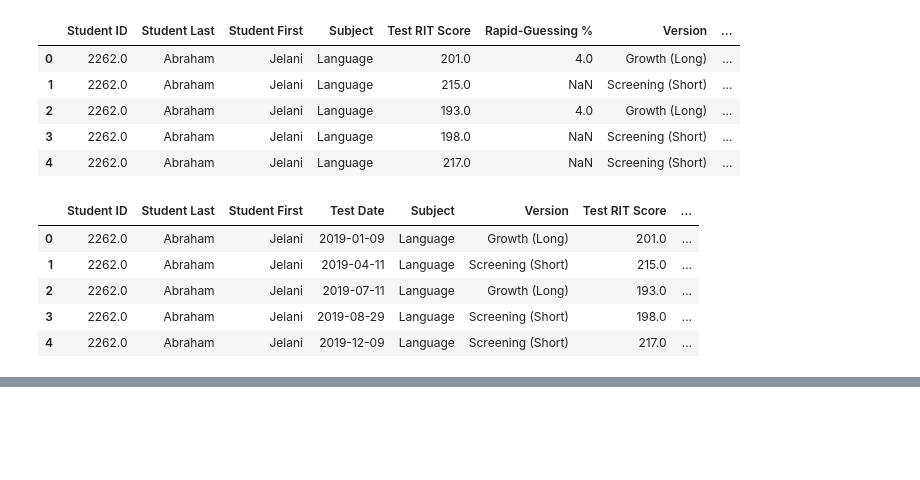
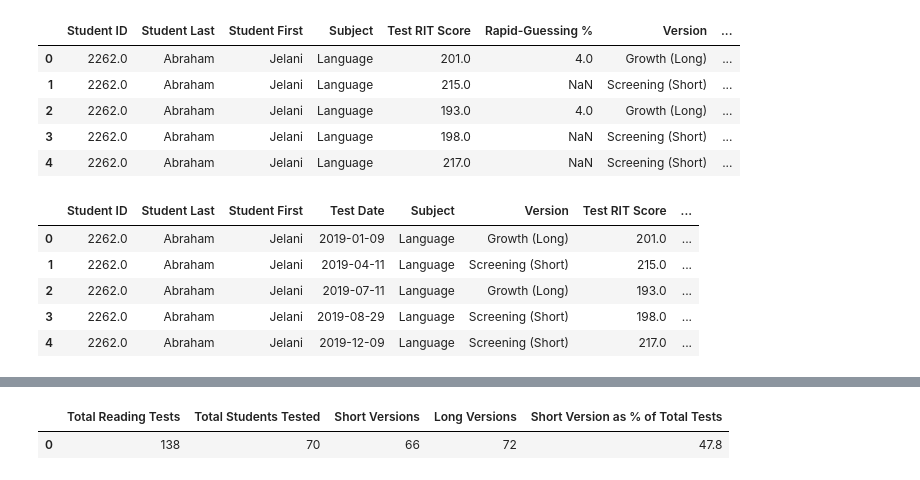
Before and after one commit to 314cascio/Student-Test-Data-Analysis, a Jupyter notebook: TestData.ipynb, the cells around one changed output, grey strips where cells are left out. Saved outputs shown, nothing was run; the diff lists cells and outputs as text; code cells hidden in the pictures; blank space fills up the shorter version.

```diff
--- a/TestData.ipynb
+++ b/TestData.ipynb
@@ -97,0 +168,28 @@ organized_df.head()
+# %%
+# Reading Tests Given Analysis
+Total_Reading_Tests = len(Reading_df["Student ID"])
+Total_Reading_Tests
+
+Total_RStudents_Tested = len(Reading_df["Student ID"].unique())
+Total_RStudents_Tested
+
+Short_RVersions = Reading_df[Reading_df["Version"].str.contains("Screening")]
+Short_RVersions_Count = len(Short_RVersions)
+Short_RVersions_Count
+
+Long_RVersions = Reading_df[Reading_df["Version"].str.contains("Growth")]
+Long_RVersions_Count = len(Long_RVersions)
+Long_RVersions_Count
+
+
+Reading_summary_table = pd.DataFrame({
+    "Total Reading Tests": [Total_Reading_Tests],
+    "Total Students Tested": [Total_RStudents_Tested],
+    "Short Versions": [Short_RVersions_Count],
+    "Long Versions": [Long_RVersions_Count],
+    "Short Version as % of Total Tests": [round(((Short_RVersions_Count/Total_Reading_Tests) * 100), 1)]
+})
+Reading_summary_table
+# %% [output]
+|  | Total Reading Tests | Total Students Tested | Short Versions | Long Versions | Short Version as % of Total Tests |
+| 0 | 138 | 70 | 66 | 72 | 47.8 |
```
Also changed, not shown: parts of 4 cells of this notebook.
